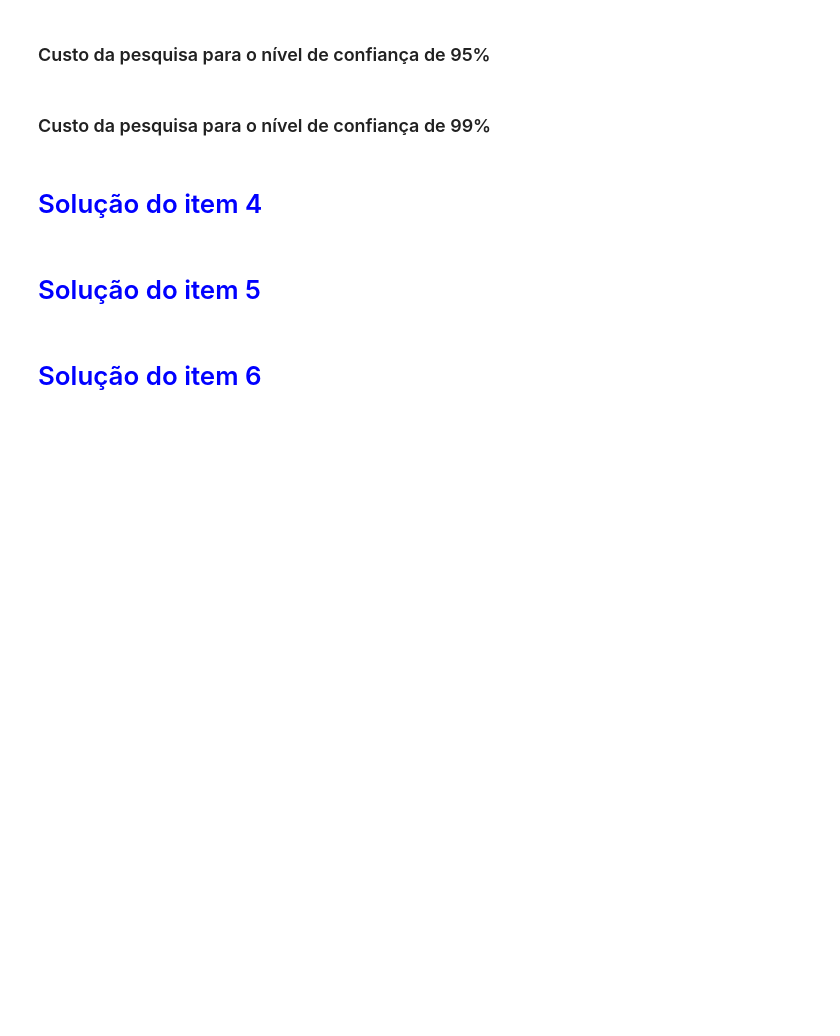
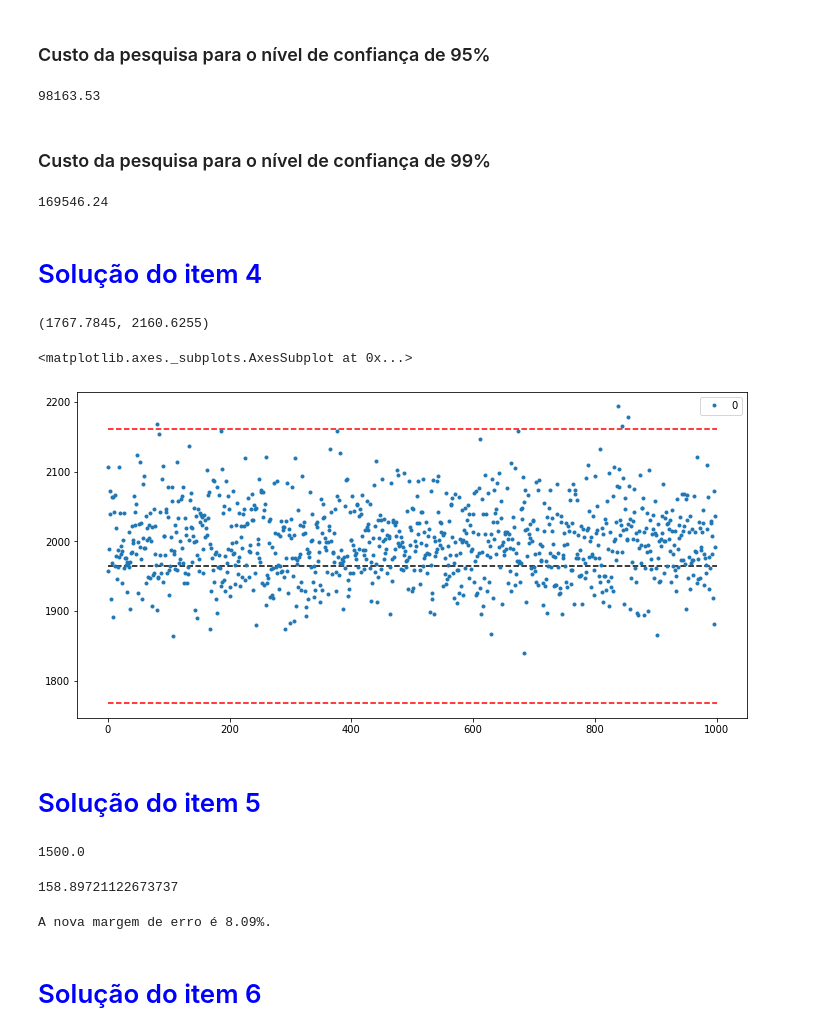
Before and after one commit to vitorsoier/Curso_de_Estat-stica_Parte_2, a Jupyter notebook: Estimativas.ipynb, the cells around one changed output. Drawn from its saved outputs; the diff is of its cells as text; code cells hidden in the pictures; blank space fills up the shorter version.

```diff
--- a/Estimativas.ipynb
+++ b/Estimativas.ipynb
@@ -240,3 +262,6 @@ Em nossa experiência com estudos deste tipo, sabemos que o **custo médio por i
 ### Obtenha a margem de erro
 
 #### <font color='red'>Lembre-se que a margem de erro deve estar na mesma unidade da variável que está sendo estudada (R$)</font>
+# %%
+e = media *.10
+e
@@ -248,2 +282,5 @@ Para um **nível de confiança de 90%** devemos selecionar uma amostra de **691
 # %% [markdown]
 ### Tamanho da amostra ($1 - \alpha = 95\%$)
+# %%
+Z_95 = norm.ppf((0.95/2)+.5)
+Z_95
@@ -249,0 +289,3 @@ Para um **nível de confiança de 90%** devemos selecionar uma amostra de **691
+# %%
+n_95 = (Z_95 * (desvio / e)) ** 2
+int(n_95.round())
@@ -256,10 +315,59 @@ Para um **nível de confiança de 90%** devemos selecionar uma amostra de **691
 # %% [markdown]
 ### Custo da pesquisa para o nível de confiança de 95%
+# %%
+custo_95_confianca = n_95 * 100
+custo_95_confianca.round(2)
+# %% [output]
+98163.53
 # %% [markdown]
 ### Custo da pesquisa para o nível de confiança de 99%
+# %%
+custo_99_confianca = n_99 * 100
+custo_99_confianca.round(2)
+# %% [output]
+169546.24
 # %% [markdown]
 # <font color='blue'>Solução do item 4</font>
+# %%
+intervalo = norm.interval(alpha= .95, loc = media, scale= desvio/np.sqrt(n_95))
+intervalo
+# %% [output]
+(1767.7845, 2160.6255)
+# %%
+import matplotlib.pyplot as plt
+
+tamanho_simulacao = 1000
+
+medias = [dados.Renda.sample(n = n).mean() for i in range(1, tamanho_simulacao)]
+medias = pd.DataFrame(medias)
+
+ax = medias.plot(style = '.')
+ax.figure.set_size_inches(12, 6)
+ax.hlines(y = media, xmin = 0, xmax = tamanho_simulacao, colors='black', linestyles='dashed')
+ax.hlines(y = intervalo[0], xmin = 0, xmax = tamanho_simulacao, colors='red', linestyles='dashed')
+ax.hlines(y = intervalo[1], xmin = 0, xmax = tamanho_simulacao, colors='red', linestyles='dashed')
+ax
+# %% [output]
+<matplotlib.axes._subplots.AxesSubplot at 0x...>
+[figure, added]
 # %% [markdown]
 # <font color='blue'>Solução do item 5</font>
+# %%
+n_confianca_95 = 150000 / 100
+n_confianca_95
+# %% [output]
+1500.0
+# %%
+z = norm.ppf(.975)
+e = z * (desvio / np.sqrt(n_confianca_95))
+e
+# %% [output]
+158.89721122673737
+# %%
+e_percentual = e / media
+e_percentual * 100
+print('A nova margem de erro é {:.2f}%.'.format(e_percentual * 100))
+# %% [output]
+A nova margem de erro é 8.09%.
 # %% [markdown]
 # <font color='blue'>Solução do item 6</font>
```
Also changed, not shown: parts of 18 cells of this notebook.
